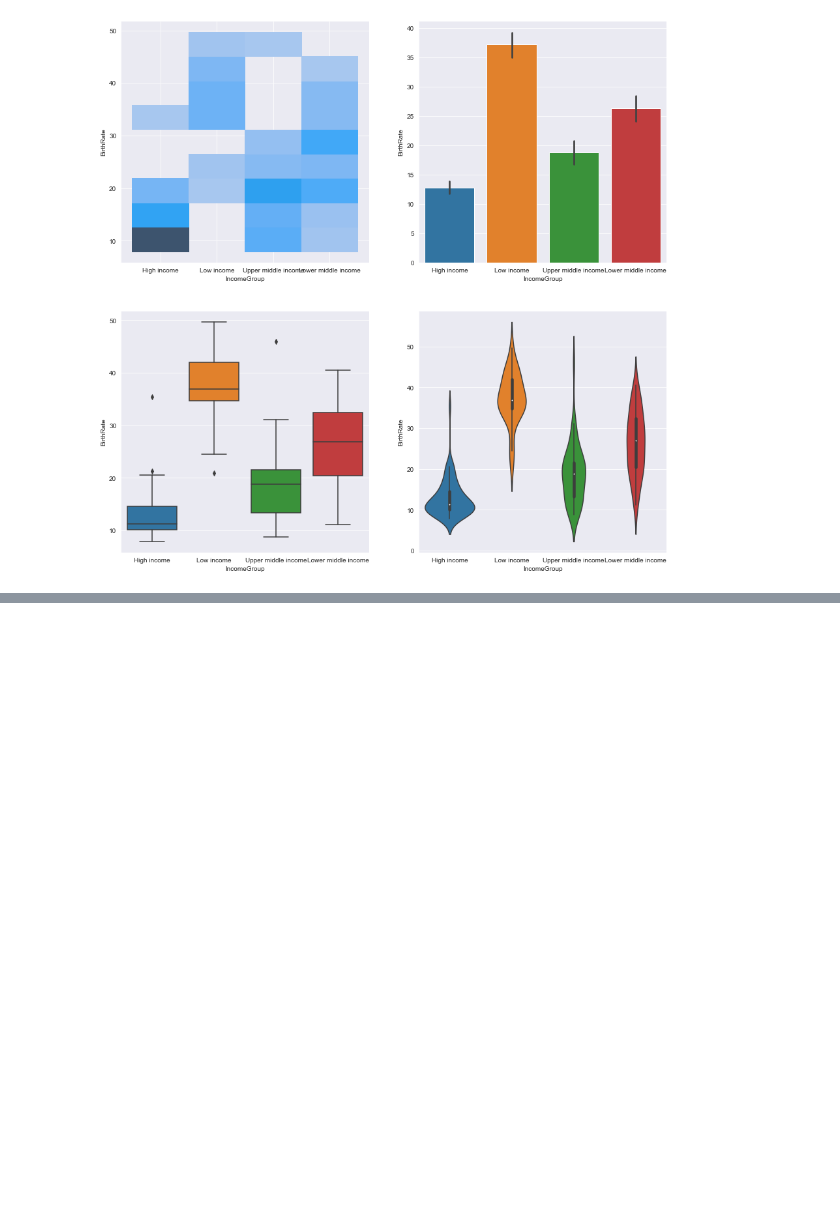
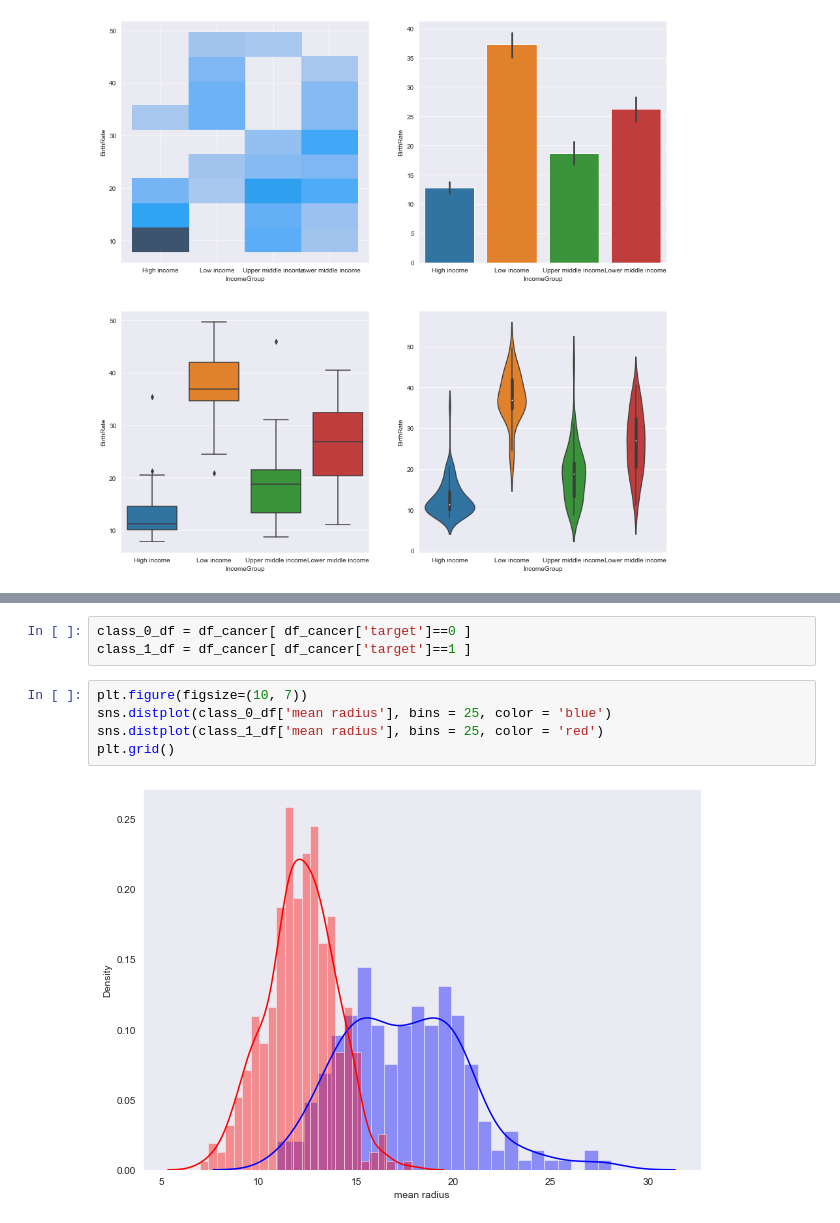
Before and after one commit to mareksturek/programming-basics, a Jupyter notebook: python_examples.ipynb, the cells around one changed output, grey strips where cells are left out. Cells and saved outputs as stored; diff of their text form; blank space fills up the shorter version.

```diff
--- a/python_examples.ipynb
+++ b/python_examples.ipynb
@@ -186,0 +255,10 @@ plt.show()
+# %%
+class_0_df = df_cancer[ df_cancer['target']==0 ]
+class_1_df = df_cancer[ df_cancer['target']==1 ]
+# %%
+plt.figure(figsize=(10, 7))
+sns.distplot(class_0_df['mean radius'], bins = 25, color = 'blue')
+sns.distplot(class_1_df['mean radius'], bins = 25, color = 'red')
+plt.grid()
+# %% [output]
+[figure, added]
```
Also changed, not shown: parts of 13 cells of this notebook.
